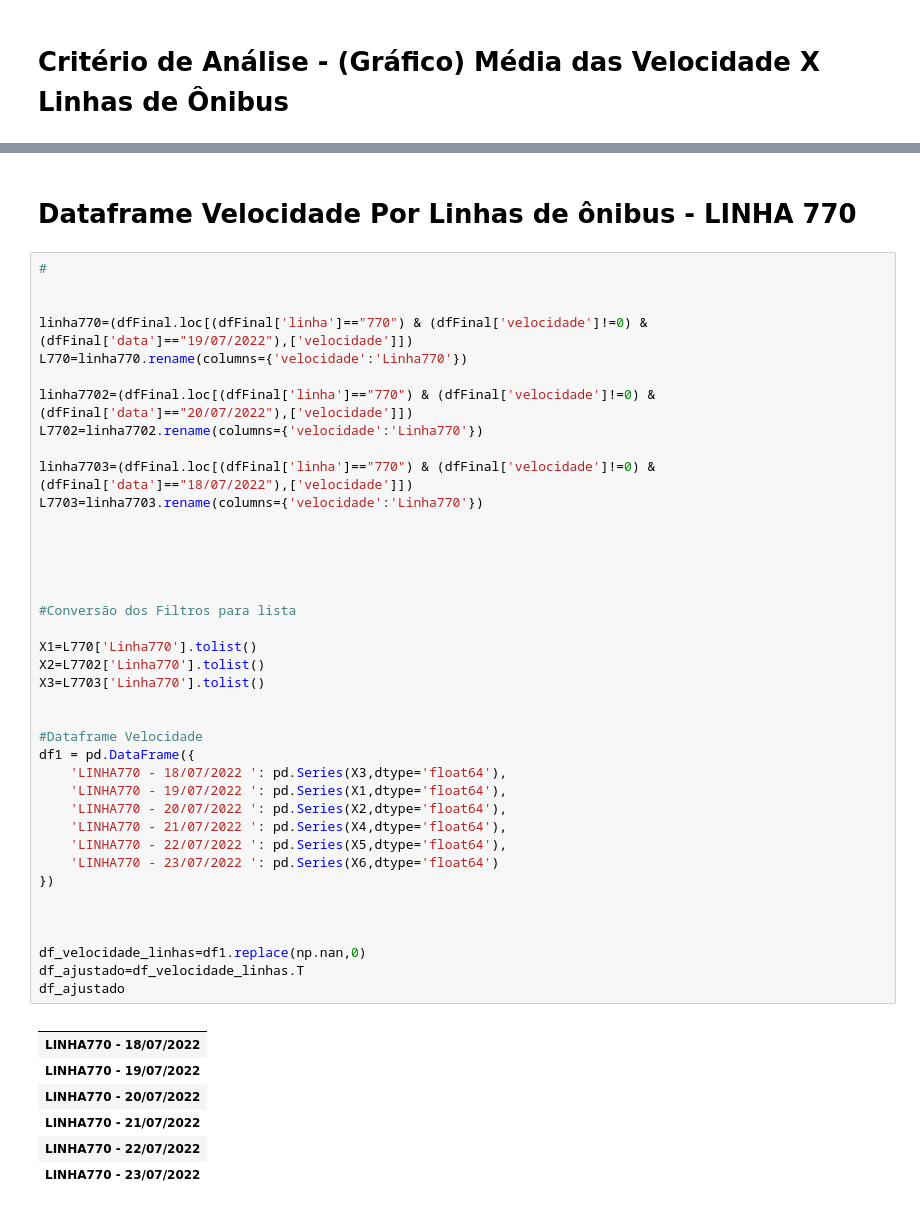
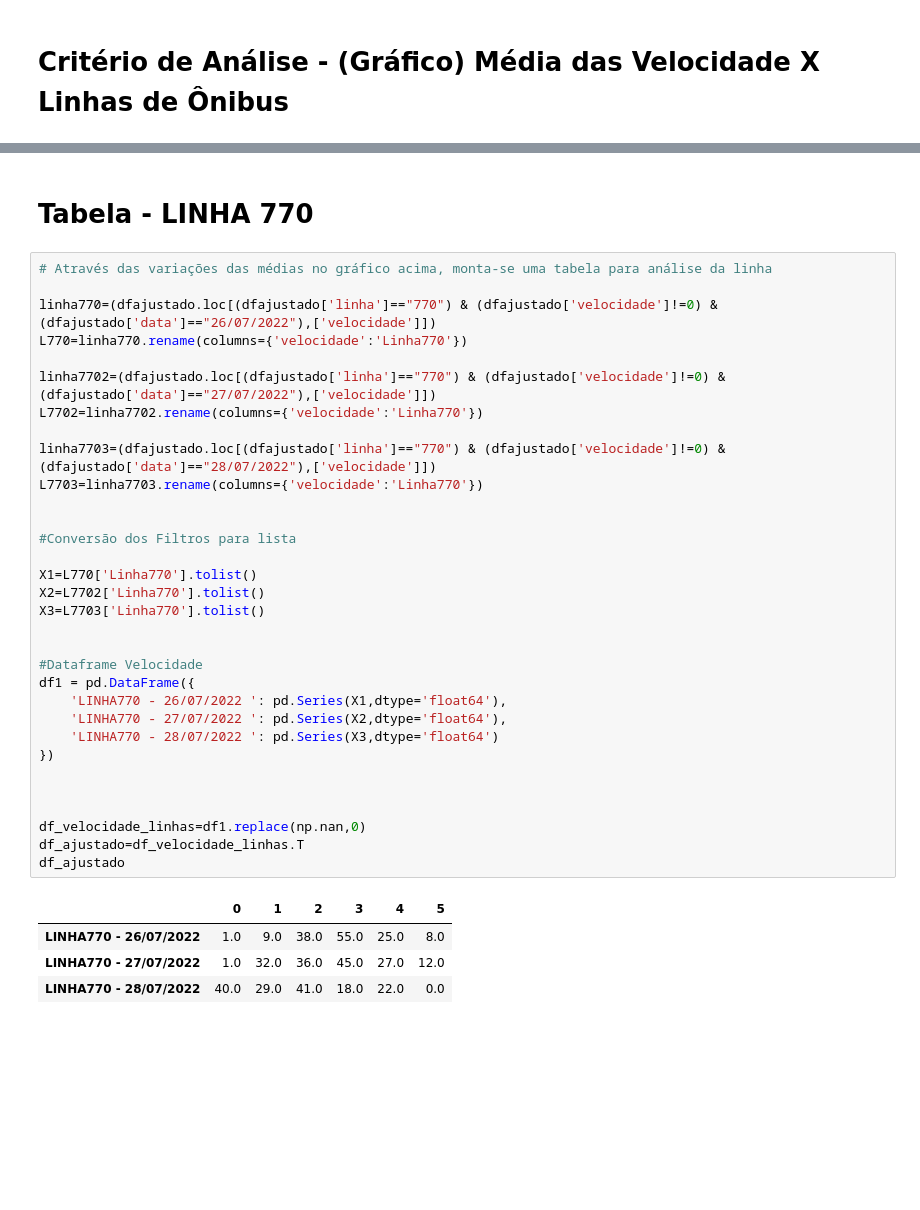
Before and after one commit to monteirovictor/dashboard_panel, a Jupyter notebook: Projeto.ipynb, the cells around one changed output, grey strips where cells are left out. Drawn from its saved outputs; the diff is of its cells as text; blank space fills up the shorter version.

```diff
--- a/Projeto.ipynb
+++ b/Projeto.ipynb
@@ -136,52 +127,42 @@ plt.show()
 # %% [output]
 [figure]
 # %% [markdown]
-<h1>Dataframe Velocidade Por Linhas de ônibus - LINHA 770</h1>
+<h1>Tabela - LINHA 770</h1>
 # %%
-#
+# Através das variações das médias no gráfico acima, monta-se uma tabela para análise da linha
 
-
-linha770=(dfFinal.loc[(dfFinal['linha']=="770") & (dfFinal['velocidade']!=0) & (dfFinal['data']=="19/07/2022"),['velocidade']])
+linha770=(dfajustado.loc[(dfajustado['linha']=="770") & (dfajustado['velocidade']!=0) & (dfajustado['data']=="26/07/2022"),['velocidade']])
 L770=linha770.rename(columns={'velocidade':'Linha770'})
 
-linha7702=(dfFinal.loc[(dfFinal['linha']=="770") & (dfFinal['velocidade']!=0) & (dfFinal['data']=="20/07/2022"),['velocidade']])
+linha7702=(dfajustado.loc[(dfajustado['linha']=="770") & (dfajustado['velocidade']!=0) & (dfajustado['data']=="27/07/2022"),['velocidade']])
 L7702=linha7702.rename(columns={'velocidade':'Linha770'})
 
-linha7703=(dfFinal.loc[(dfFinal['linha']=="770") & (dfFinal['velocidade']!=0) & (dfFinal['data']=="18/07/2022"),['velocidade']])
+linha7703=(dfajustado.loc[(dfajustado['linha']=="770") & (dfajustado['velocidade']!=0) & (dfajustado['data']=="28/07/2022"),['velocidade']])
 L7703=linha7703.rename(columns={'velocidade':'Linha770'})
-
-
-
 
 
 #Conversão dos Filtros para lista
 
 X1=L770['Linha770'].tolist()
 X2=L7702['Linha770'].tolist()
 X3=L7703['Linha770'].tolist()
 
 
 #Dataframe Velocidade
 df1 = pd.DataFrame({
-    'LINHA770 - 18/07/2022 ': pd.Series(X3,dtype='float64'),
-    'LINHA770 - 19/07/2022 ': pd.Series(X1,dtype='float64'),
-    'LINHA770 - 20/07/2022 ': pd.Series(X2,dtype='float64'),
-    'LINHA770 - 21/07/2022 ': pd.Series(X4,dtype='float64'),
-    'LINHA770 - 22/07/2022 ': pd.Series(X5,dtype='float64'),
-    'LINHA770 - 23/07/2022 ': pd.Series(X6,dtype='float64')
+    'LINHA770 - 26/07/2022 ': pd.Series(X1,dtype='float64'),
+    'LINHA770 - 27/07/2022 ': pd.Series(X2,dtype='float64'),
+    'LINHA770 - 28/07/2022 ': pd.Series(X3,dtype='float64')
 })
 
 
 
 df_velocidade_linhas=df1.replace(np.nan,0)
 df_ajustado=df_velocidade_linhas.T
 df_ajustado
 # %% [output]
-|  |
-| LINHA770 - 18/07/2022 |
-| LINHA770 - 19/07/2022 |
-| LINHA770 - 20/07/2022 |
-| LINHA770 - 21/07/2022 |
-| LINHA770 - 22/07/2022 |
-| LINHA770 - 23/07/2022 |
+|  | 0 | 1 | 2 | 3 | 4 | 5 |
+| LINHA770 - 26/07/2022 | 1.0 | 9.0 | 38.0 | 55.0 | 25.0 | 8.0 |
+| LINHA770 - 27/07/2022 | 1.0 | 32.0 | 36.0 | 45.0 | 27.0 | 12.0 |
+| LINHA770 - 28/07/2022 | 40.0 | 29.0 | 41.0 | 18.0 | 22.0 | 0.0 |
 # %% [markdown]
```
Also changed, not shown: parts of 4 cells of this notebook.
